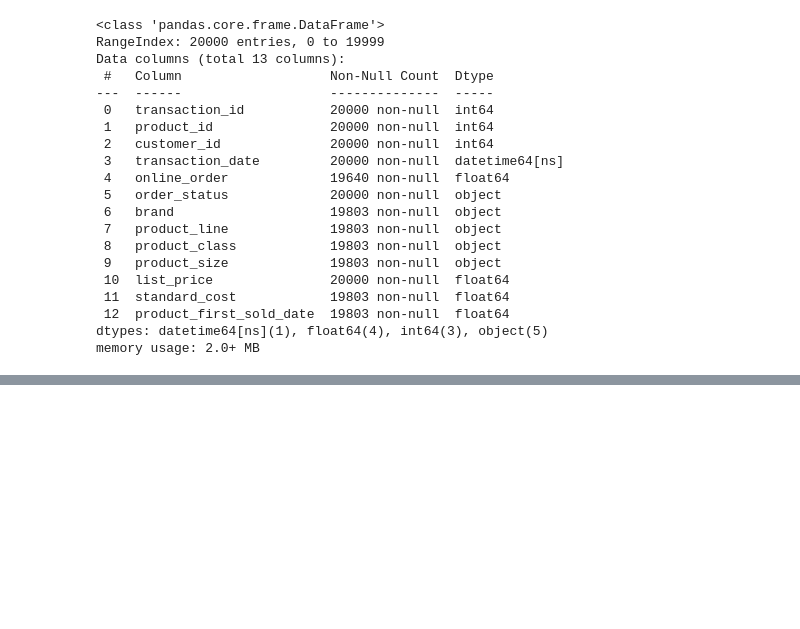
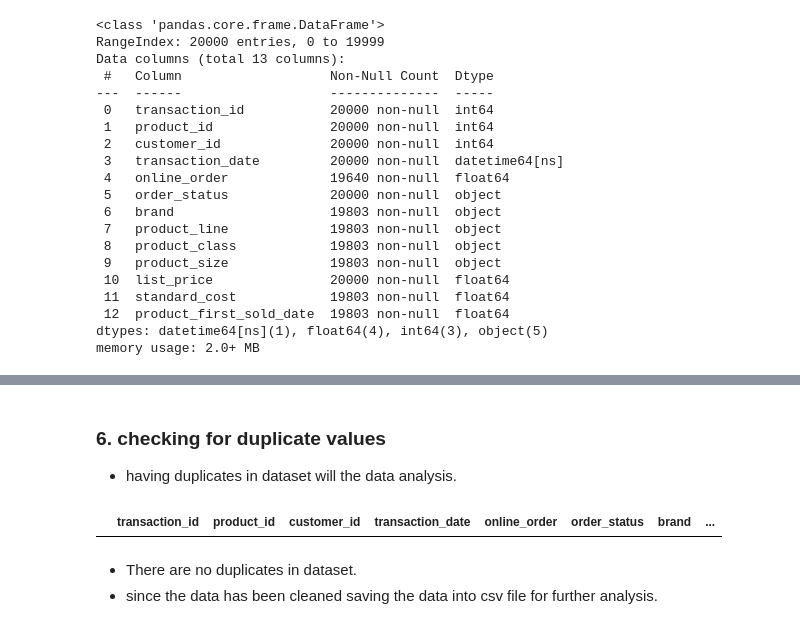
Before and after one commit to Jagadeeshkumaryanda/Customer_Segmentation_Analysis, a Jupyter notebook: DQA_and _Data_Cleaning_transcations.ipynb, the cells around one changed output, grey strips where cells are left out. Saved outputs shown, nothing was run; the diff lists cells and outputs as text; code cells hidden in the pictures; blank space fills up the shorter version.

```diff
--- a/DQA_and _Data_Cleaning_transcations.ipynb
+++ b/DQA_and _Data_Cleaning_transcations.ipynb
@@ -42,0 +183,11 @@ memory usage: 2.0+ MB
+# %% [markdown]
+### 6. checking for duplicate values
+
+* having duplicates in dataset will the data analysis.
+# %%
+df_transaction[df_transaction.duplicated()==True]
+# %% [output]
+|  | transaction_id | product_id | customer_id | transaction_date | online_order | order_status | brand | ... |
+# %% [markdown]
+* There are no duplicates in dataset.
+* since the data has been cleaned saving the data into csv file for further analysis.
```
Also changed, not shown: parts of 16 cells of this notebook.
